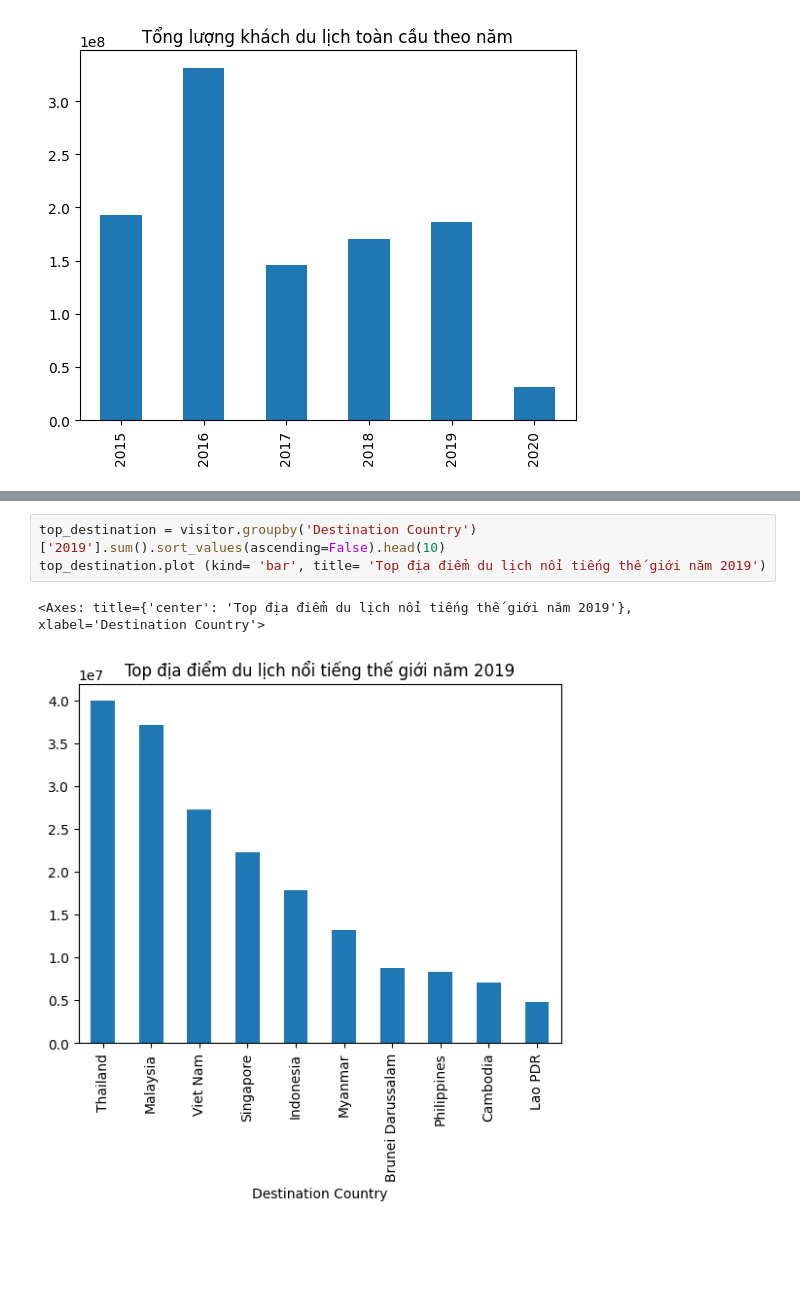
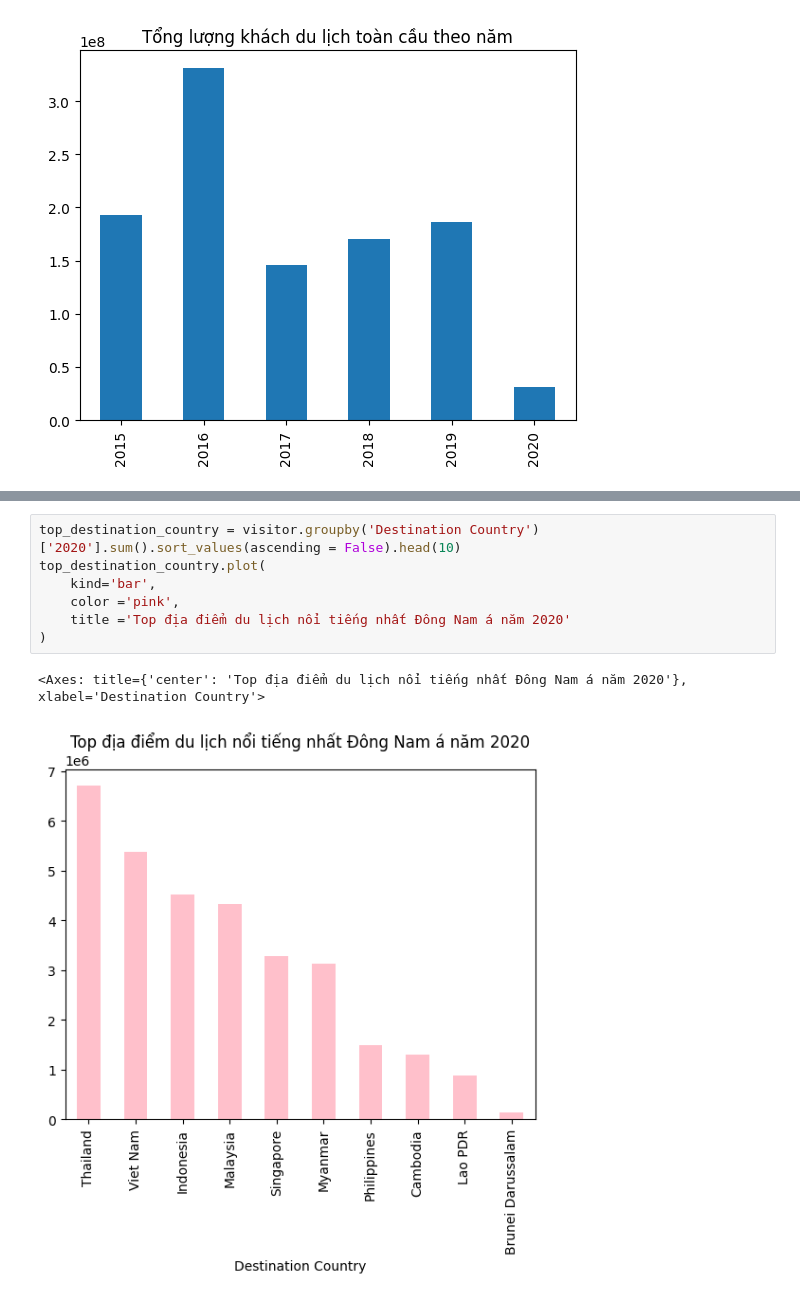
Before and after one commit to Harry5867/Visitors-to-ASEAN-countries, a Jupyter notebook: visistor_asean.ipynb, the cells around one changed output, grey strips where cells are left out. Cells and saved outputs as stored; diff of their text form; blank space fills up the shorter version.

```diff
--- a/visistor_asean.ipynb
+++ b/visistor_asean.ipynb
@@ -120,7 +120,11 @@ top_origin
 # %%
-top_destination = visitor.groupby('Destination Country')['2019'].sum().sort_values(ascending=False).head(10)
-top_destination.plot (kind= 'bar', title= 'Top địa điểm du lịch nổi tiếng thế giới năm 2019')
+top_destination_country = visitor.groupby('Destination Country')['2020'].sum().sort_values(ascending = False).head(10)
+top_destination_country.plot(
+    kind='bar',
+    color ='pink',
+    title ='Top địa điểm du lịch nổi tiếng nhất Đông Nam á năm 2020'
+)
 # %% [output]
-<Axes: title={'center': 'Top địa điểm du lịch nổi tiếng thế giới năm 2019'}, xlabel='Destination Country'>
+<Axes: title={'center': 'Top địa điểm du lịch nổi tiếng nhất Đông Nam á năm 2020'}, xlabel='Destination Country'>
-[figure, old version]
+[figure, new version]
 # %%
```
Also changed, not shown: parts of 2 cells of this notebook, 2 other files.
